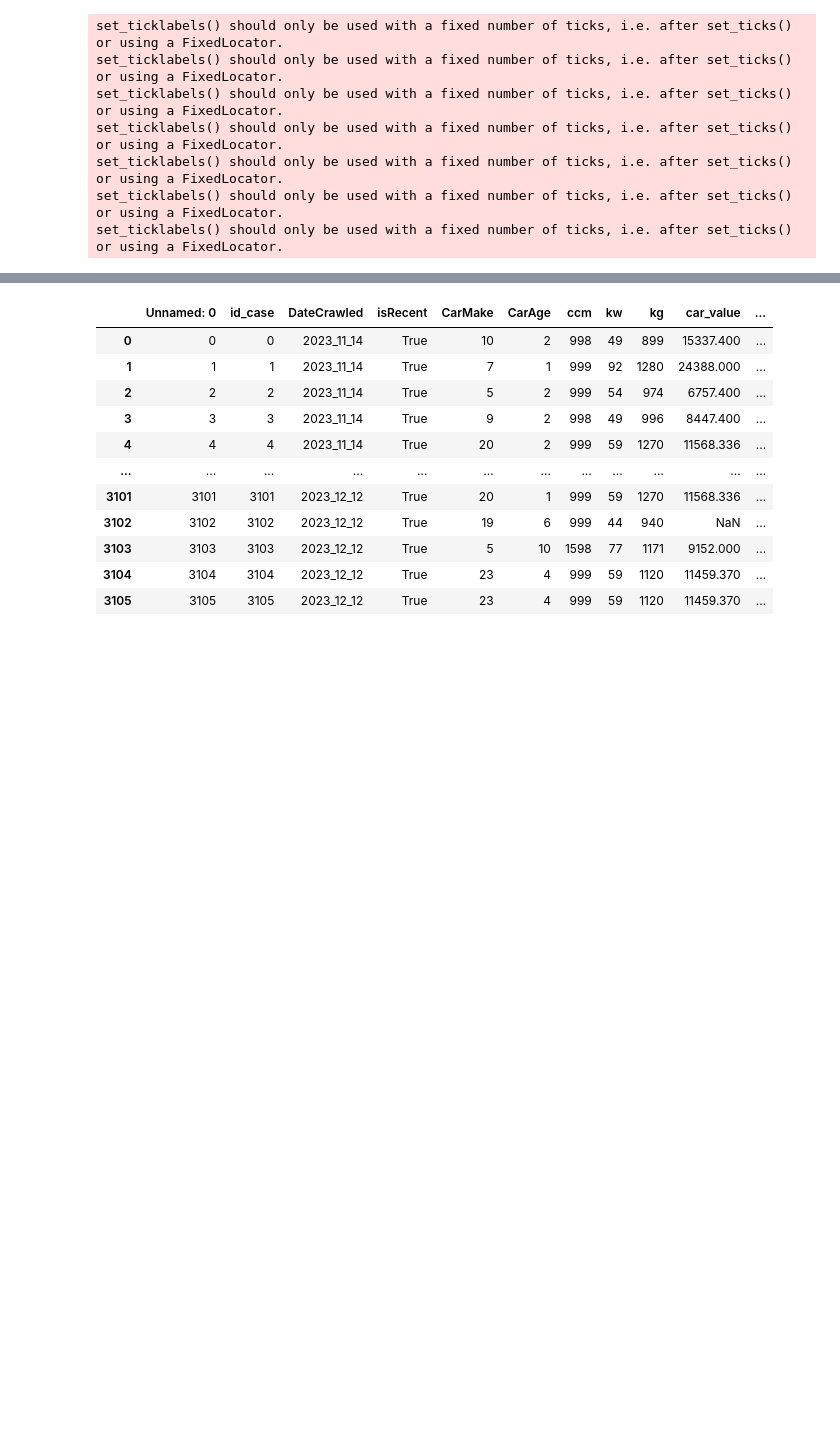
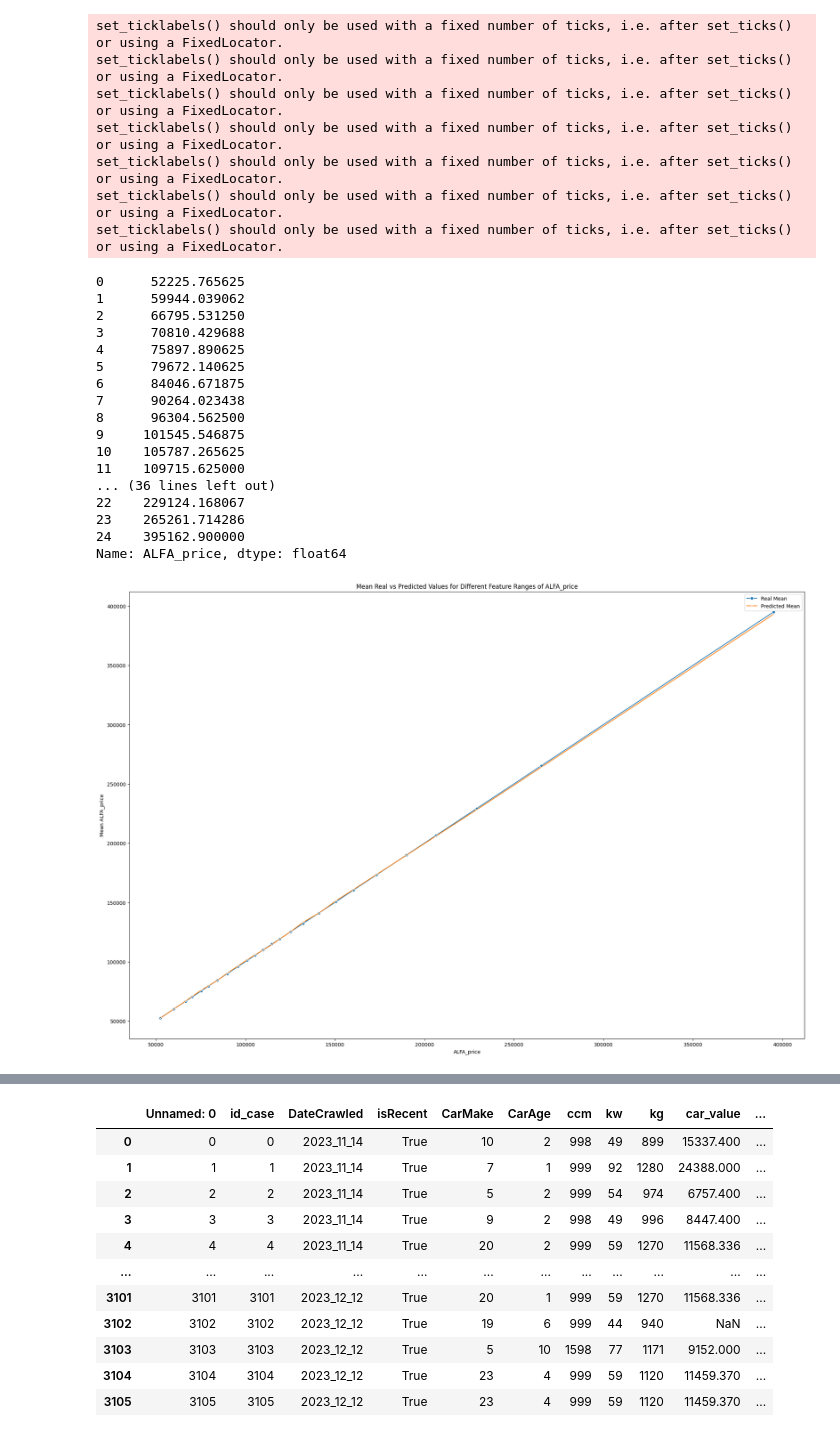
Before and after one commit to asdasde/market_models, a Jupyter notebook: notebooks/2_market_model.ipynb, the cells around one changed output, grey strips where cells are left out. Saved outputs shown, nothing was run; the diff lists cells and outputs as text; code cells hidden in the pictures; blank space fills up the shorter version.

```diff
--- a/notebooks/2_market_model.ipynb
+++ b/notebooks/2_market_model.ipynb
@@ -321,3 +92,0 @@ def plotFeatureDistribution(data: pd.DataFrame = None, feature : str = FEATURES[
-# %%
-for feature in FEATURES:
-    plotFeatureDistribution(feature = feature)
@@ -887,12 +404,12 @@ plot_importance(list(importances.keys()), list(importances.values()), save_path
 # %%
-for feature in FEATURES:
+for feature in features:
     feature_range, pdp_values = pdp_dict[feature]
-    plt.plot(feature_range,pdp_values, label=feature)
+    plt.plot(feature_range, pdp_values, label=feature)
     plt.xlabel('Feature Values')
     plt.ylabel('Partial Dependence')
     plt.title('Partial Dependence Plots for Selected Features')
     plt.legend()
-    plt.savefig(f'{KPI_DATA_PATH}PDPplot{feature}.jpg')
+    plt.savefig(f'PDPplot{feature}.jpg')
     plt.close()
 # %%
 def getQauntSplit(step=50):
@@ -1150,0 +498,49 @@ def makePDF():
+# %%
+import numpy as np
+import pandas as pd
+import seaborn as sns
+import matplotlib.pyplot as plt
+from sklearn.model_selection import train_test_split
+from sklearn.linear_model import LinearRegression
+
+def plot_real_vs_predicted_quantiles(data, predictions, feature, target_variable, num_quantiles=3):
+    data['quantiles'] = pd.qcut(data[feature], num_quantiles, labels = False, duplicates = 'drop')
+    data['predicted'] = predictions
+    train_data, test_data = train_test_split(data, test_size=0.2, random_state=42)
+    quantile_values = data.groupby('quantiles')[feature].mean().values
+
+    mean_values = data.groupby('quantiles').agg({
+        target_variable: 'mean',
+        'predicted': 'mean'
+    }).reset_index()
+
+    plt.figure(figsize=(24, 16))
+    sns.lineplot(x=quantile_values, y=mean_values[target_variable], label='Real Mean', marker='o')
+    sns.lineplot(x=quantile_values, y=mean_values['predicted'], label='Predicted Mean', marker='x')
+
+    plt.title(f'Mean Real vs Predicted Values for Different Feature Ranges of {feature}')
+    plt.xlabel(feature)
+    plt.ylabel(f'Mean {target_variable}')
+    plt.legend()
+    plt.show()
+
+plot_real_vs_predicted_quantiles(data, utils.predict(model, data[features]), target_variable, target_variable, num_quantiles=25)
+# %% [output]
+0      52225.765625
+1      59944.039062
+2      66795.531250
+3      70810.429688
+4      75897.890625
+5      79672.140625
+6      84046.671875
+7      90264.023438
+8      96304.562500
+9     101545.546875
+10    105787.265625
+11    109715.625000
+... (36 lines left out)
+22    229124.168067
+23    265261.714286
+24    395162.900000
+Name: ALFA_price, dtype: float64
+[figure, added]
```
Also changed, not shown: parts of 53 cells of this notebook, 5 other files.
